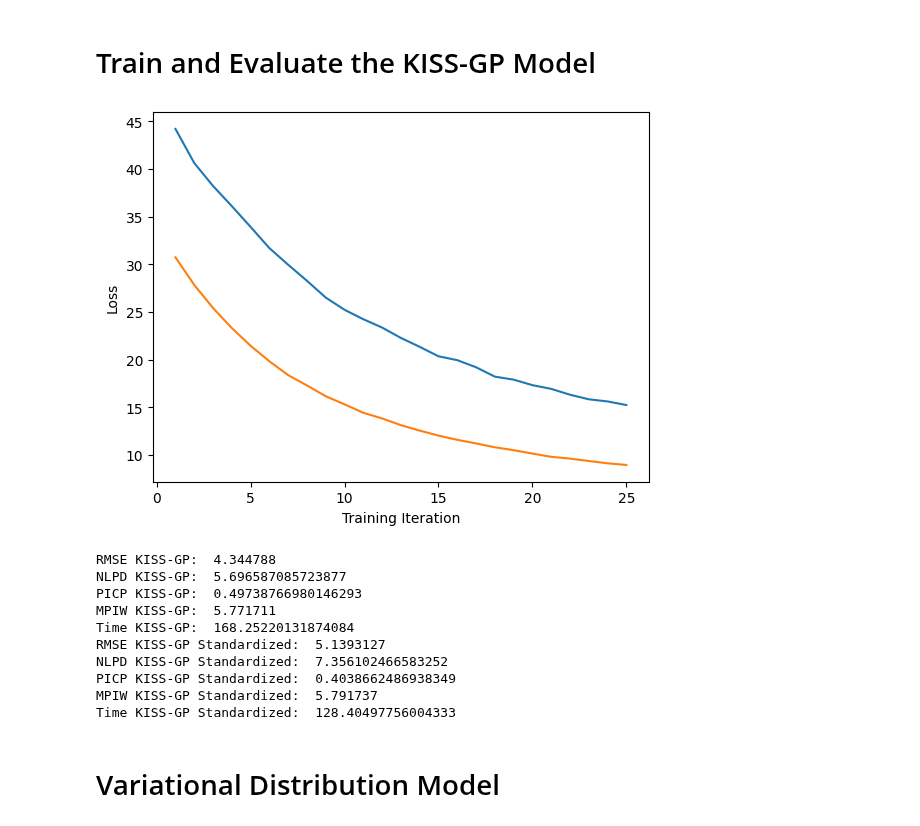
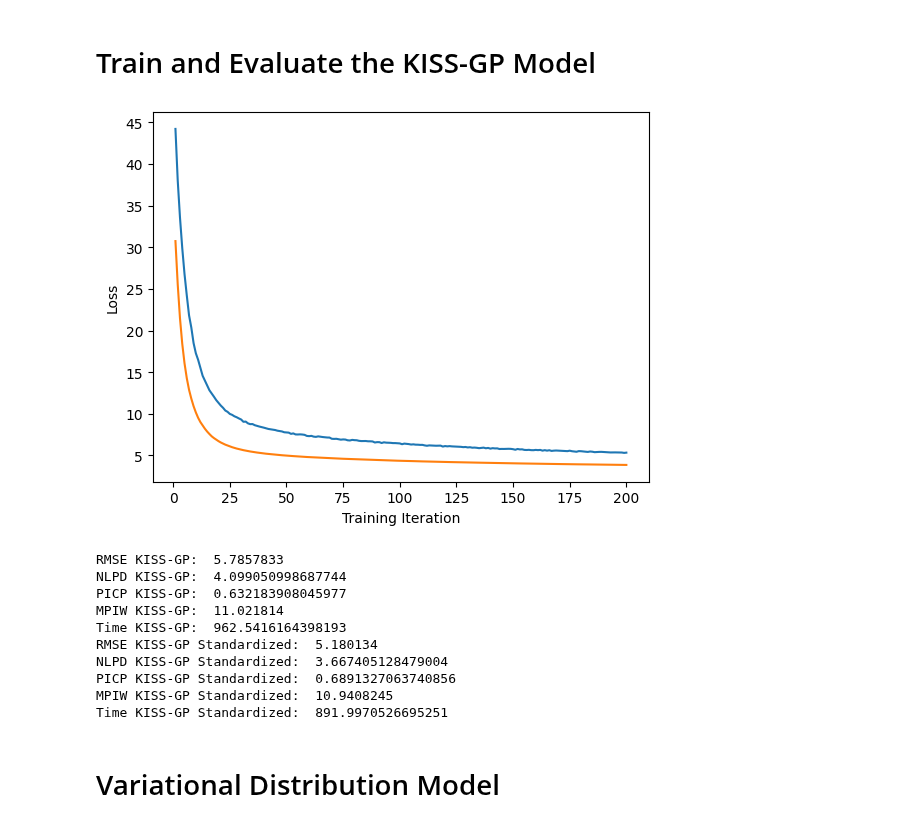
Before and after one commit to Sabelz/Master_Thesis_Alexander, a Jupyter notebook: GPs/PowerGPs.ipynb, the cells around one changed output. Saved outputs shown, nothing was run; the diff lists cells and outputs as text; code cells hidden in the pictures.

```diff
--- a/GPs/PowerGPs.ipynb
+++ b/GPs/PowerGPs.ipynb
@@ -124,17 +124,17 @@ KISSGP_model_power_standardized = KISSGP_model_power_standardized.to(device) # M
 # %%
 train_time_KISSGP_power = train(KISSGP_model_power,
                           KISSGP_likelihood_power,
                           x_train_power,
                           y_train_power,
-                          training_iter= 25) # train is defined in utils/functions.ipynb
+                          training_iter= 200) # train is defined in utils/functions.ipynb
 # Standardized version
 train_time_KISSGP_power_standardized = train(KISSGP_model_power_standardized,
                                        KISSGP_likelihood_power_standardized,
                                        x_train_power_standardized,
                                        y_train_power,
-                                       training_iter= 25) # train is defined in utils/functions.ipynb
+                                       training_iter= 200) # train is defined in utils/functions.ipynb
 # %% [output]
-[figure, old version]
+[figure, new version]
 # %%
 with torch.no_grad(), gpytorch.settings.fast_pred_var():
   predictions_KISSGP_power = predict(KISSGP_model_power, KISSGP_likelihood_power,
@@ -169,16 +169,16 @@ with torch.no_grad(), gpytorch.settings.fast_pred_var():
   print("MPIW KISS-GP Standardized: ",MPIW_KISSGP_power_standardized)
   print("Time KISS-GP Standardized: ", train_time_KISSGP_power_standardized)
 # %% [output]
-RMSE KISS-GP:  4.344788
-NLPD KISS-GP:  5.696587085723877
-PICP KISS-GP:  0.49738766980146293
-MPIW KISS-GP:  5.771711
-Time KISS-GP:  168.25220131874084
-RMSE KISS-GP Standardized:  5.1393127
-NLPD KISS-GP Standardized:  7.356102466583252
-PICP KISS-GP Standardized:  0.4038662486938349
-MPIW KISS-GP Standardized:  5.791737
-Time KISS-GP Standardized:  128.40497756004333
+RMSE KISS-GP:  5.7857833
+NLPD KISS-GP:  4.099050998687744
+PICP KISS-GP:  0.632183908045977
+MPIW KISS-GP:  11.021814
+Time KISS-GP:  962.5416164398193
+RMSE KISS-GP Standardized:  5.180134
+NLPD KISS-GP Standardized:  3.667405128479004
+PICP KISS-GP Standardized:  0.6891327063740856
+MPIW KISS-GP Standardized:  10.9408245
+Time KISS-GP Standardized:  891.9970526695251
 # %% [markdown]
 # Variational Distribution Model
 # %%
```
Also changed, not shown: parts of 24 cells of this notebook.
